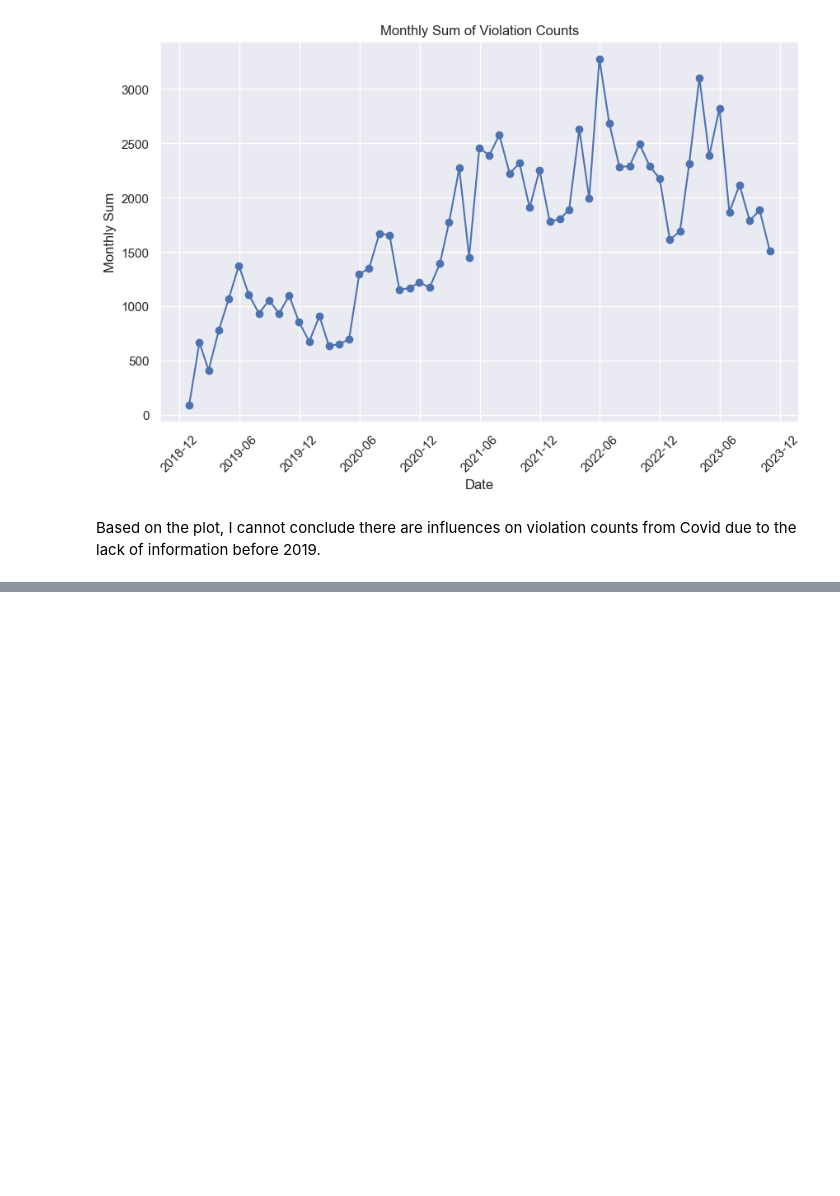
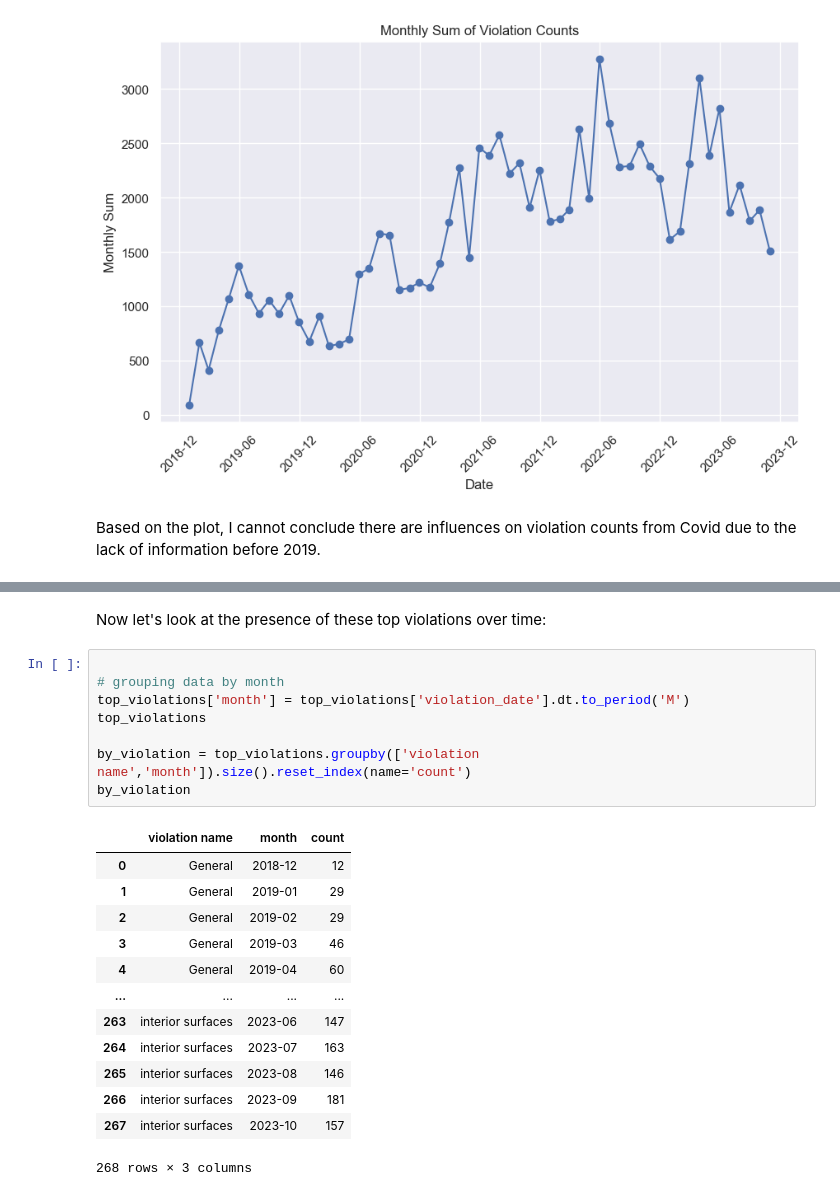
Before and after one commit to ht6631/IST_652_Project, a Jupyter notebook: ProjectAnalysis.ipynb, the cells around one changed output, grey strips where cells are left out. Cells and saved outputs as stored; diff of their text form; blank space fills up the shorter version.

```diff
--- a/ProjectAnalysis.ipynb
+++ b/ProjectAnalysis.ipynb
@@ -474,0 +490,24 @@ Based on the plot, I cannot conclude there are influences on violation counts fr
+# %% [markdown]
+Now let's look at the presence of these top violations over time:
+# %%
+
+# grouping data by month
+top_violations['month'] = top_violations['violation_date'].dt.to_period('M')
+top_violations
+
+by_violation = top_violations.groupby(['violation name','month']).size().reset_index(name='count')
+by_violation
+# %% [output]
+|  | violation name | month | count |
+| 0 | General | 2018-12 | 12 |
+| 1 | General | 2019-01 | 29 |
+| 2 | General | 2019-02 | 29 |
+| 3 | General | 2019-03 | 46 |
+| 4 | General | 2019-04 | 60 |
+| ... | ... | ... | ... |
+| 263 | interior surfaces | 2023-06 | 147 |
+| 264 | interior surfaces | 2023-07 | 163 |
+| 265 | interior surfaces | 2023-08 | 146 |
+| 266 | interior surfaces | 2023-09 | 181 |
+| 267 | interior surfaces | 2023-10 | 157 |
+268 rows × 3 columns
```
Also changed, not shown: parts of 16 cells of this notebook, 1 other file.
